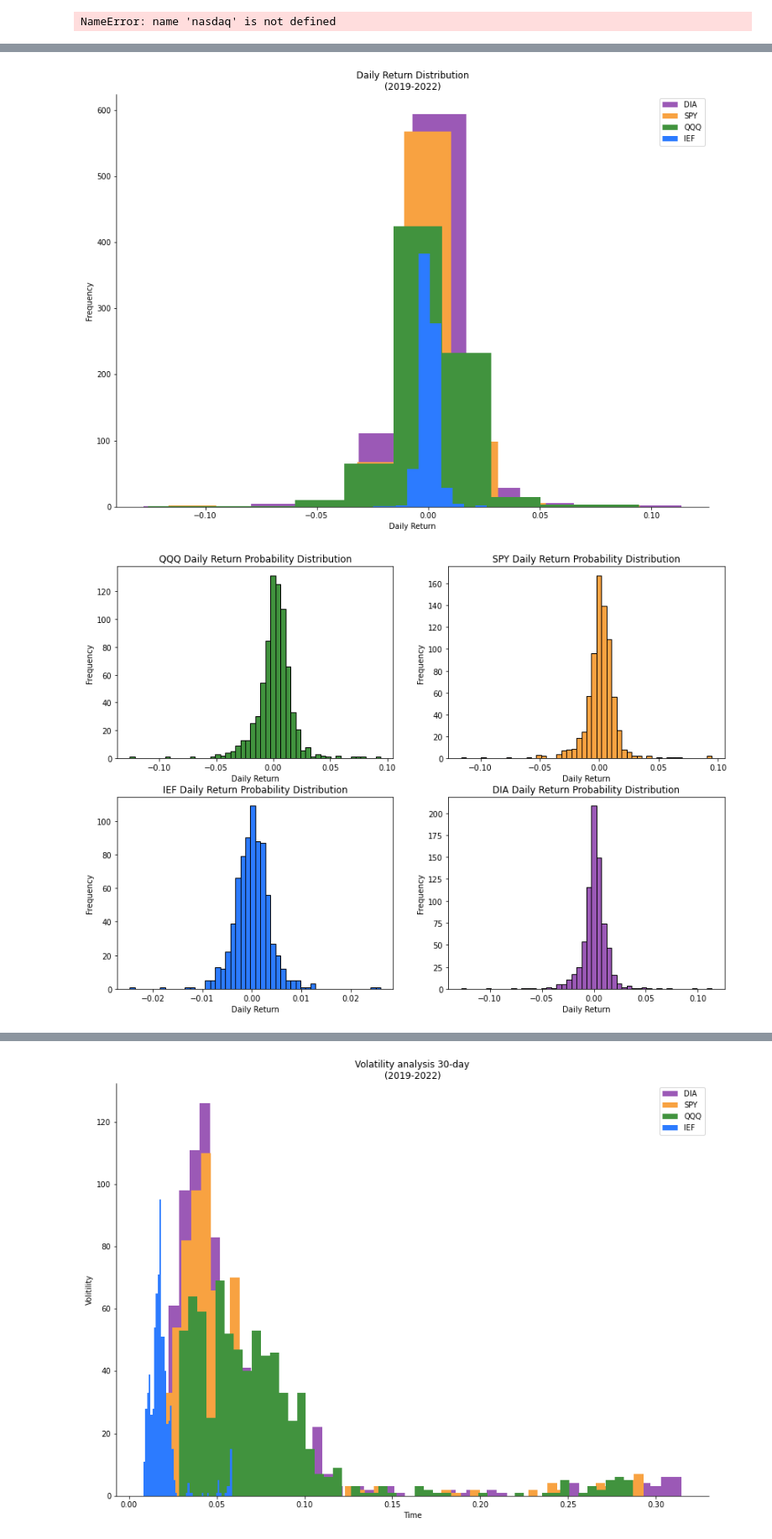
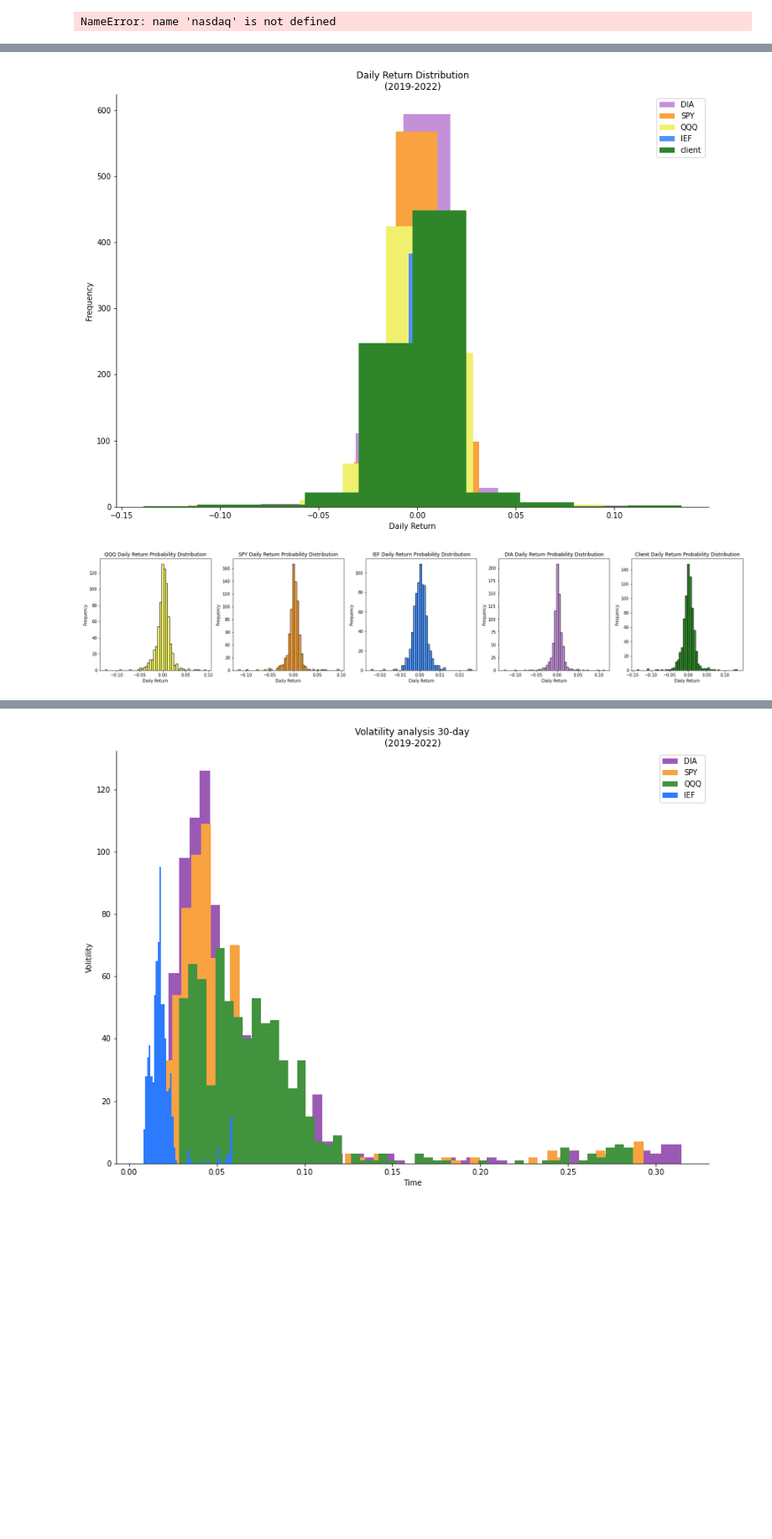
Before and after one commit to Kgross2/portfolio_suitability_application, a Jupyter notebook: portfolio_suitability.ipynb, the cells around one changed output, grey strips where cells are left out. Shown: that part at 84% size. Cells and saved outputs as stored; diff of their text form; code cells hidden in the pictures; blank space fills up the shorter version.

Commit message:
Added client features in vis/edited colors

```diff
--- a/portfolio_suitability.ipynb
+++ b/portfolio_suitability.ipynb
@@ -227,7 +227,8 @@ client_weight = 100
 # Use Alpaca to pull last 3 years data for SPY, QQQ, IEF, and Client Selections
 
 # Set the ticker symbols
-tickers = ["QQQ","SPY", "IEF", "DIA"]
+tickers = ["QQQ","SPY", "IEF", "DIA", "XLF"]
+    # XLF is client placeholder
 
 # Set timeframe to '1D'
 timeframe = "1D"
@@ -260,6 +261,7 @@ closing_prices_df["QQQ"] = prices_df["QQQ"]["close"]
 closing_prices_df["SPY"] = prices_df["SPY"]["close"]
 closing_prices_df["IEF"] = prices_df["IEF"]["close"]
 closing_prices_df["DIA"] = prices_df["DIA"]["close"]
+closing_prices_df["XLF"] = prices_df["XLF"]["close"]
 
 
 closing_prices_df
@@ -304,15 +307,15 @@ dtype: int64
 
 # Visualize distribution of percent change in closing price using a histogram plot
 
-#daily_returns_df["QQQ"].plot.hist(title='QQQ Probability Distribution')
-#daily_returns_df["SPY"].plot.hist(title='SPY Probability Distribution')
-#daily_returns_df["IEF"].plot.hist(title='IEF Probability Distribution')
-#daily_returns_df["DIA"].plot.hist(title='DIA Probability Distribution')
+
+client = daily_returns_df['XLF']
 
 first = daily_returns_df['QQQ']
 second = daily_returns_df["SPY"]
 third = daily_returns_df["IEF"]
 fourth = daily_returns_df["DIA"]
+
+fifth = client
 
 fig, ax = plt.subplots()
 fig.set_figheight(10)
@@ -323,43 +326,48 @@ ax.set(title = "Daily Return Distribution\n(2019-2022)",
        xlabel = "Daily Return",
        ylabel = "Frequency")
 
-plt.hist(fourth, bins=10, color='#9B59B6', label="DIA")
+plt.hist(fourth, bins=10, color='#c491d9', label="DIA")
 plt.hist(second, bins=10, color='#F8A241', label="SPY")
-plt.hist(first, bins=10, color='#41933E', label="QQQ")
-plt.hist(third, bins=10, color='#2C7BFF', label="IEF")
+plt.hist(first, bins=10, color='#f0f06e', label="QQQ")
+plt.hist(third, bins=10, color='#4f92ff', label="IEF")
+#plt.hist(fifth, bins=10, color='#2f852a', label="client")
 plt.legend()
 #plt.show()
 
 # Save the plot for future use
-#plt.show().savefig("Test.png", bbox_inches="tight")
 plt.savefig("daily_return_distribution.png", bbox_inches="tight")
 plt.show()
 # %% [output]
-[figure, old version]
+[figure, new version]
 # %%
-fig, axs = plt.subplots(2, 2, figsize=(14,10))
+fig, axs = plt.subplots(1, 5, figsize=(28,5))
 
-axs[0, 0].hist(first, bins=50, color='#41933E', edgecolor="black")
-axs[0, 0].set_title('QQQ Daily Return Probability Distribution')
+axs[0].hist(first, bins=50, color='#f0f06e', edgecolor="black")
+axs[0].set_title('QQQ Daily Return Probability Distribution')
 
-axs[0, 1].hist(second, bins=50, color='#F8A241', edgecolor="black")
-axs[0, 1].set_title('SPY Daily Return Probability Distribution')
+axs[1].hist(second, bins=50, color='#F8A241', edgecolor="black")
+axs[1].set_title('SPY Daily Return Probability Distribution')
 
-axs[1, 0].hist(third, bins=50, color='#2C7BFF', edgecolor="black")
-axs[1, 0].set_title('IEF Daily Return Probability Distribution')
+axs[2].hist(third, bins=50, color='#4f92ff', edgecolor="black")
+axs[2].set_title('IEF Daily Return Probability Distribution')
 
-axs[1, 1].hist(fourth, bins=50, color='#9B59B6', edgecolor="black")
-axs[1, 1].set_title('DIA Daily Return Probability Distribution')
+axs[3].hist(fourth, bins=50, color='#c491d9', edgecolor="black")
+axs[3].set_title('DIA Daily Return Probability Distribution')
+
+axs[4].hist(fifth, bins=50, color='#2f852a', edgecolor="black")
+axs[4].set_title('Client Daily Return Probability Distribution')
+
+
 #plt.xticks(daily return)
 for ax in axs.flat:
     ax.set(xlabel='Daily Return', ylabel='Frequency')
 # Find a way to display IEF to show how small it truly is.
     # how many bins????
 
 plt.savefig("seperate_daily_return_distribution.png", bbox_inches="tight")
 plt.show()
 # %% [output]
-[figure, old version]
+[figure, new version]
 # %%
 first = daily_returns_df['QQQ']
 fourth = daily_returns_df["DIA"]
```
Also changed, not shown: parts of 13 cells of this notebook.
